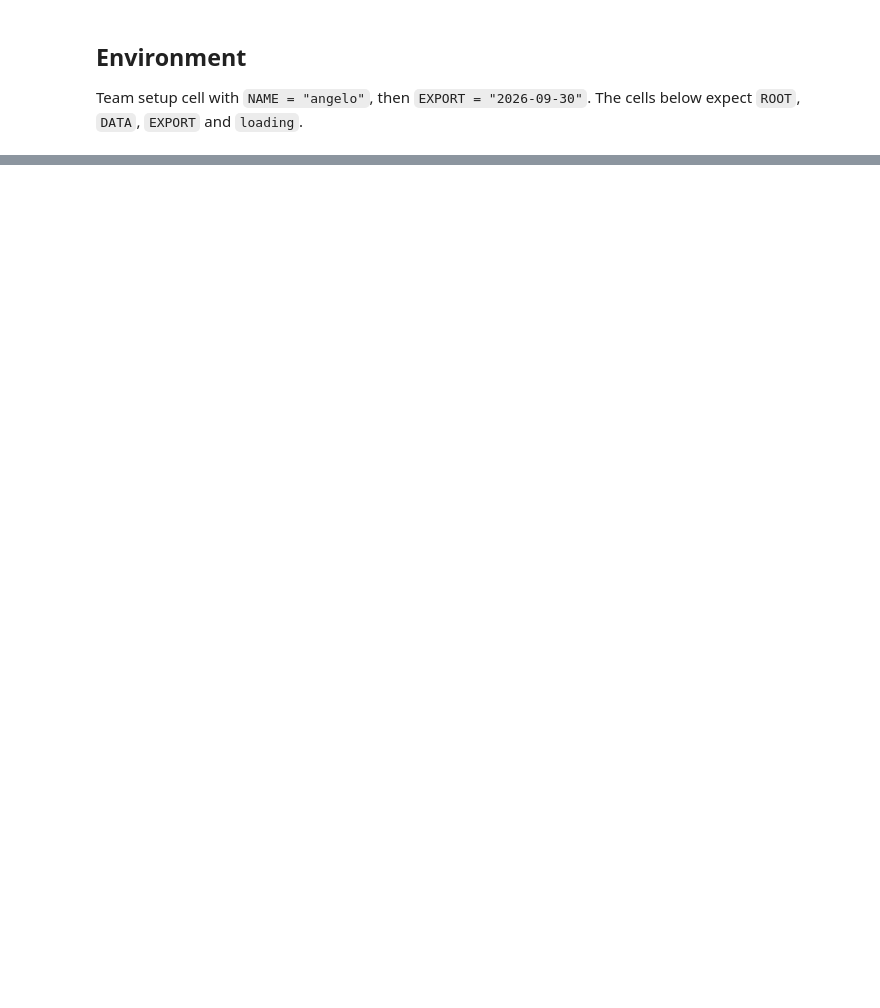
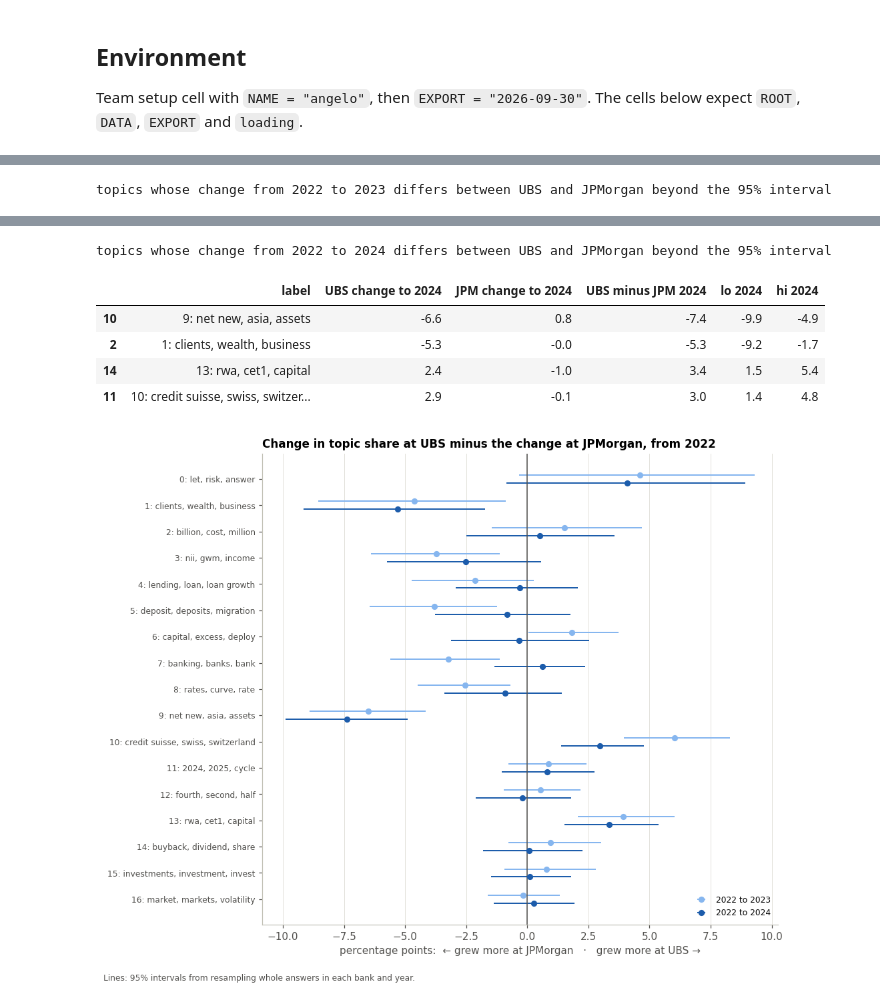
Before and after one commit to maybebool/boe-financial-analysis, a Jupyter notebook: notebooks/angelo/angelo_a3.ipynb, the cells around one changed output, grey strips where cells are left out. Saved outputs shown, nothing was run; the diff lists cells and outputs as text; code cells hidden in the pictures; blank space fills up the shorter version.

Commit message:
restructure to follow pipeline

```diff
--- a/notebooks/angelo/angelo_a3.ipynb
+++ b/notebooks/angelo/angelo_a3.ipynb
@@ -110,12 +144,13 @@ CALL_ID = ["bank", "quarter", "call_type"]
 TURN = CALL_ID + ["position_in_call"]
 KEY = TURN + ["sentence_number"]               # joins results across releases and across the team's tracks
 
-# windows around the 2023 deals, the same for both banks (proposed): the year before, the two deal quarters
-# (UBS announced Credit Suisse in March and closed in June; JPMorgan bought First Republic on 1 May),
-# the first year after, and the six later quarters
-WINDOWS = {"before": QUARTERS[0:4], "deal": QUARTERS[4:6], "after": QUARTERS[6:10], "later": QUARTERS[10:16]}
+# windows by calendar year, the same for both banks: 2022 is the year before the mergers, 2023 the merger period
+# (UBS announced Credit Suisse in March and completed it in June; JPMorgan bought First Republic on 1 May),
+# 2024 the year after, and 2025 the later year
+WINDOWS = {"before": QUARTERS[0:4], "merger": QUARTERS[4:8], "after": QUARTERS[8:12], "later": QUARTERS[12:16]}
 WINDOW_OF = {q: w for w, qs in WINDOWS.items() for q in qs}
 WINDOW_NAMES = list(WINDOWS)
+FOCUS_YEARS = [2022, 2023, 2024]                 # the three years the pipeline reads one by one
 
 # breaks marked on every time chart
 BREAKS = {"UBS": ("2023-Q2", "Credit Suisse consolidated"),
@@ -1198,7 +947,7 @@ Fits BERTopic at eight minimum cluster sizes with three random starts each and s
 # %%
 # 4.3 the final model and its topics. Each topic is labelled automatically by its top words (a word already inside
-# an earlier two-word term is skipped) and described by its main theme from the tagger (3.4). Coherence per topic
-# as in 4.2. A topic is merger-related by the rule fixed above.
+# an earlier two-word term is skipped); step 5 adds its main theme. Coherence per topic as in 4.2. A topic is
+# merger-related by the rule fixed above.
 topic_model, topics = fits[MIN_TOPIC]
 qa["topic"] = topics
 words = topic_words(topic_model)
@@ -1219,7 +968,6 @@ def topic_label(t):
 
 counts = pd.crosstab(qa["topic"], qa["bank"])
 share_bank = 100 * counts / counts.sum()
-theme_mix = pd.crosstab(qa["topic"], qa["theme"], normalize="index").reindex(columns=THEMES, fill_value=0)
 MERGER_RATE = qa["merger_keyword"].mean()
 kw = qa.groupby("topic")["merger_keyword"].agg(["mean", "sum"]).drop(index=-1)
 MERGER_TOPICS = kw.index[(kw["mean"] >= 4 * MERGER_RATE) & (kw["sum"] >= 10)].tolist()
@@ -1228,7 +976,6 @@ topic_table = pd.DataFrame({
     "sentences": counts.sum(axis=1),
     "UBS %": share_bank["UBS"], "JPM %": share_bank["JPM"],
     "analyst %": 100 * pd.crosstab(qa["topic"], qa["speaker_role"], normalize="index")["analyst"],
-    "main theme": theme_mix.idxmax(axis=1), "main theme %": 100 * theme_mix.max(axis=1),
     "merger keyword %": 100 * kw["mean"],
     "coherence": pd.Series({t: npmi(ws, in_turn) for t, ws in words.items()}),
     "top words": pd.Series({t: ", ".join(ws[:7]) for t, ws in words.items()}),
@@ -1753,0 +1785,52 @@ The analyst side shows what the market wants explained. A subject analysts keep
+# %%
+# 4.14 UBS against JPMorgan: for each topic, the change in UBS's share from 2022 to 2023 and to 2024 minus the change in
+# JPMorgan's share over the same years (a difference-in-differences), with a 95% interval from resampling whole answers
+# in each bank and year. A clear positive value: the topic grew at UBS more than at JPMorgan, so the rise is not only
+# the sector's.
+def ubs_minus_jpm(df, col, cats, rng, years=(2023, 2024)):
+    point, boot = {}, {}
+    for b in BANKS:
+        for y in (2022, *years):
+            point[b, y], boot[b, y] = shares(df[(df["bank"] == b) & (df["year"] == y)], col, cats, rng)
+    rows = []
+    for k, c in enumerate(cats):
+        row = {col: c}
+        for y in years:
+            du, dj = point["UBS", y][k] - point["UBS", 2022][k], point["JPM", y][k] - point["JPM", 2022][k]
+            bd = (boot["UBS", y][:, k] - boot["UBS", 2022][:, k]) - (boot["JPM", y][:, k] - boot["JPM", 2022][:, k])
+            lo, hi = np.percentile(100 * bd, [2.5, 97.5])
+            row.update({f"UBS change to {y}": 100 * du, f"JPM change to {y}": 100 * dj,
+                        f"UBS minus JPM {y}": 100 * (du - dj), f"lo {y}": lo, f"hi {y}": hi,
+                        f"clear {y}": bool(lo > 0 or hi < 0)})
+        rows.append(row)
+    return pd.DataFrame(rows)
+
+did_topics = ubs_minus_jpm(qa, "topic", TOPICS, np.random.default_rng(SEED))
+did_topics.insert(1, "label", did_topics["topic"].map(topic_label))
+did_topics.round(2).to_csv(OUT / "ubs_minus_jpm_topics.csv", index=False)
+for y in (2023, 2024):
+    d = did_topics[did_topics[f"clear {y}"] & (did_topics["topic"] != -1)]
+    print(f"topics whose change from 2022 to {y} differs between UBS and JPMorgan beyond the 95% interval")
+    display(d.reindex(d[f"UBS minus JPM {y}"].abs().sort_values(ascending=False).index)
+            [["label", f"UBS change to {y}", f"JPM change to {y}", f"UBS minus JPM {y}", f"lo {y}", f"hi {y}"]].round(1))
+
+d = did_topics[did_topics["topic"] != -1].set_index("topic").reindex(show)
+fig, ax = plt.subplots(figsize=(9.5, 0.34 * len(show) + 1.8))
+yy = np.arange(len(show))
+for k, (y, colr) in enumerate(((2023, "#86b6ef"), (2024, "#1c5cab"))):
+    off = yy + (k - 0.5) * 0.3
+    ax.errorbar(d[f"UBS minus JPM {y}"], off, xerr=[d[f"UBS minus JPM {y}"] - d[f"lo {y}"], d[f"hi {y}"] - d[f"UBS minus JPM {y}"]],
+                fmt="o", ms=5, color=colr, ecolor=colr, elinewidth=1.3, capsize=0, label=f"2022 to {y}")
+ax.axvline(0, color="#52514e", lw=1)
+ax.set_yticks(yy, [topic_label(t) for t in show], fontsize=8)
+ax.invert_yaxis()
+ax.grid(axis="y", visible=False)
+ax.set_xlabel("percentage points:  ← grew more at JPMorgan   ·   grew more at UBS →")
+ax.legend(loc="lower right", fontsize=8)
+ax.set_title("Change in topic share at UBS minus the change at JPMorgan, from 2022", loc="left")
+fig.text(0.01, 0.005, "Lines: 95% intervals from resampling whole answers in each bank and year.", fontsize=8, color="#52514e")
+plt.tight_layout(rect=(0, 0.03, 1, 1))
+fig.savefig(FIG / "fig_4.14_ubs_minus_jpm.png", dpi=150, bbox_inches="tight")
+plt.show()
+# %% [output]
+topics whose change from 2022 to 2023 differs between UBS and JPMorgan beyond the 95% interval
@@ -1753,0 +1847,7 @@ The analyst side shows what the market wants explained. A subject analysts keep
+topics whose change from 2022 to 2024 differs between UBS and JPMorgan beyond the 95% interval
+|  | label | UBS change to 2024 | JPM change to 2024 | UBS minus JPM 2024 | lo 2024 | hi 2024 |
+| 10 | 9: net new, asia, assets | -6.6 | 0.8 | -7.4 | -9.9 | -4.9 |
+| 2 | 1: clients, wealth, business | -5.3 | -0.0 | -5.3 | -9.2 | -1.7 |
+| 14 | 13: rwa, cet1, capital | 2.4 | -1.0 | 3.4 | 1.5 | 5.4 |
+| 11 | 10: credit suisse, swiss, switzer... | 2.9 | -0.1 | 3.0 | 1.4 | 4.8 |
+[figure, added]
```
Also changed, not shown: parts of 187 cells of this notebook.
